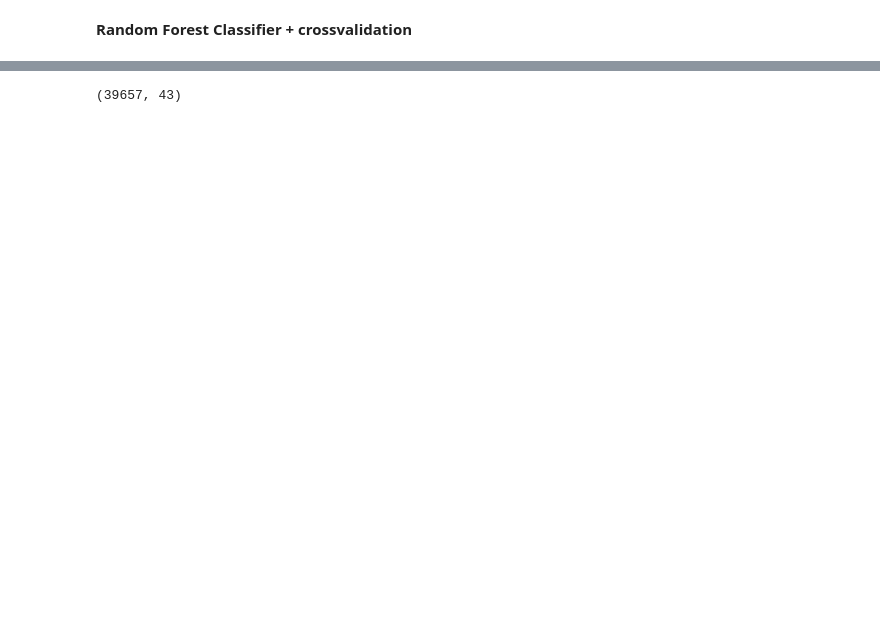
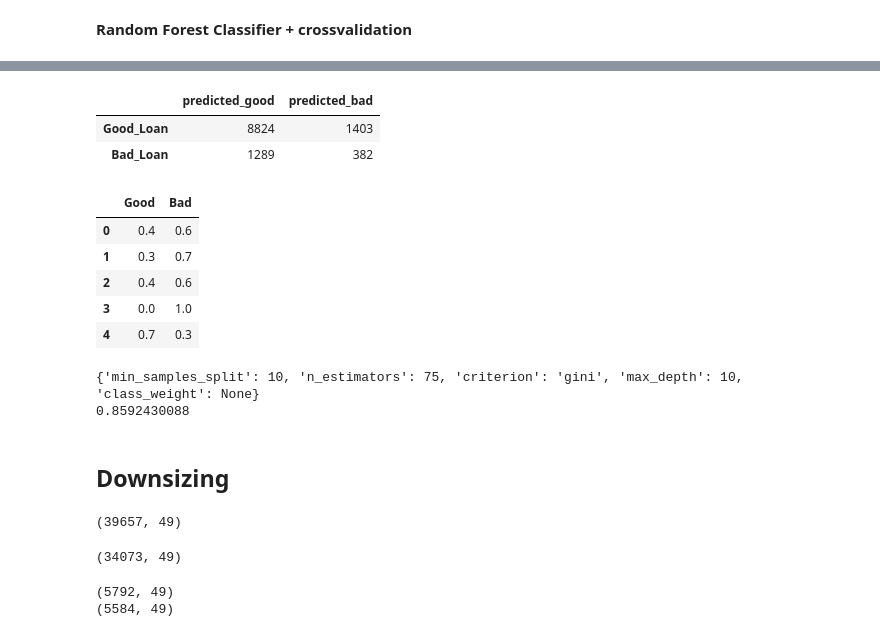
Before and after one commit to vikramlucky/My-Work, a Jupyter notebook: lending_club/A_Complete_Data_Science_Project.ipynb, the cells around one changed output, grey strips where cells are left out. Cells and saved outputs as stored; diff of their text form; code cells hidden in the pictures; blank space fills up the shorter version.

Commit message:
improved score

```diff
--- a/lending_club/A_Complete_Data_Science_Project.ipynb
+++ b/lending_club/A_Complete_Data_Science_Project.ipynb
@@ -481,0 +500,2 @@ This looks much better, Now our goal is to beat the baseling and further improve
+# %%
+Xs = ss.fit_transform(X)
@@ -481,0 +546,7 @@ This looks much better, Now our goal is to beat the baseling and further improve
+# %%
+X_train, X_test, y_train, y_test = train_test_split(Xs, y, random_state=42, test_size=0.3)
+smote = SMOTE(random_state=12, ratio = 1.0, )
+X_sm, y_sm = smote.fit_sample(X_train, y_train)
+
+rf = RandomForestClassifier()
+rf.fit(X_sm, y_sm)
@@ -481,0 +561,6 @@ This looks much better, Now our goal is to beat the baseling and further improve
+# %%
+predictions = rf.predict(X_test)
+yhat_pp = rf.predict_proba(X_test)
+
+print metrics.accuracy_score(y_test, predictions)
+print recall_score(y_test, predictions)
@@ -482,4 +585,60 @@ This looks much better, Now our goal is to beat the baseling and further improve
+# %%
+conmat = np.array(confusion_matrix(y_test, predictions, labels=[1,0]))
+
+confusion = pd.DataFrame(conmat, index=['Good_Loan', 'Bad_Loan'],
+                         columns=['predicted_good','predicted_bad'])
+confusion
+# %% [output]
+|  | predicted_good | predicted_bad |
+| Good_Loan | 8824 | 1403 |
+| Bad_Loan | 1289 | 382 |
+# %%
+pp = pd.DataFrame(yhat_pp, columns=['Good','Bad'])
+pp.head()
+# %% [output]
+|  | Good | Bad |
+| 0 | 0.4 | 0.6 |
+| 1 | 0.3 | 0.7 |
+| 2 | 0.4 | 0.6 |
+| 3 | 0.0 | 1.0 |
+| 4 | 0.7 | 0.3 |
+# %%
+from sklearn.model_selection import GridSearchCV
+
+
+params = {'n_estimators':[3, 5, 10, 50, 75],
+          'criterion': ['gini', 'entropy'],
+          'max_depth': [None, 3, 5, 10],
+          'min_samples_split': [2,5, 10],
+          'class_weight':[None, 'balanced']}
+
+
+gsrf = GridSearchCV(RandomForestClassifier(n_jobs=-1),
+                    params, n_jobs=-1,
+                    cv=KFold(n_splits=3, shuffle=True))
+
+gsrf.fit(Xs, y)
+print gsrf.best_params_
+print gsrf.best_score_
+# %% [output]
+{'min_samples_split': 10, 'n_estimators': 75, 'criterion': 'gini', 'max_depth': 10, 'class_weight': None}
+0.8592430088
+# %% [markdown]
+## Downsizing
 # %%
-X.shape
+df.shape
 # %% [output]
-(39657, 43)
+(39657, 49)
+# %%
+Positive_class = df[df['loan_status'] == 1]
+Negative_class = df[df['loan_status'] == 0]
+Positive_class.shape
+# %% [output]
+(34073, 49)
+# %%
+Positive_class = Positive_class.sample(frac = .17, replace = False, random_state= 42)
+print Positive_class.shape
+print Negative_class.shape
+# %% [output]
+(5792, 49)
+(5584, 49)
```
Also changed, not shown: parts of 49 cells of this notebook, 6 other files.
